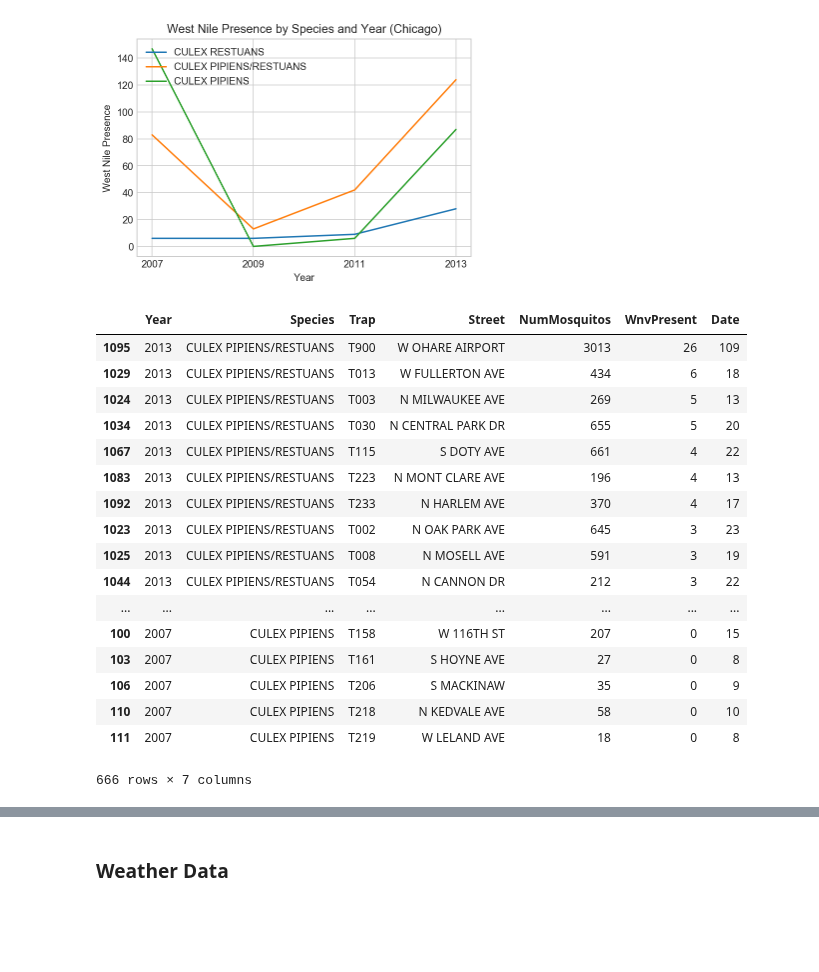
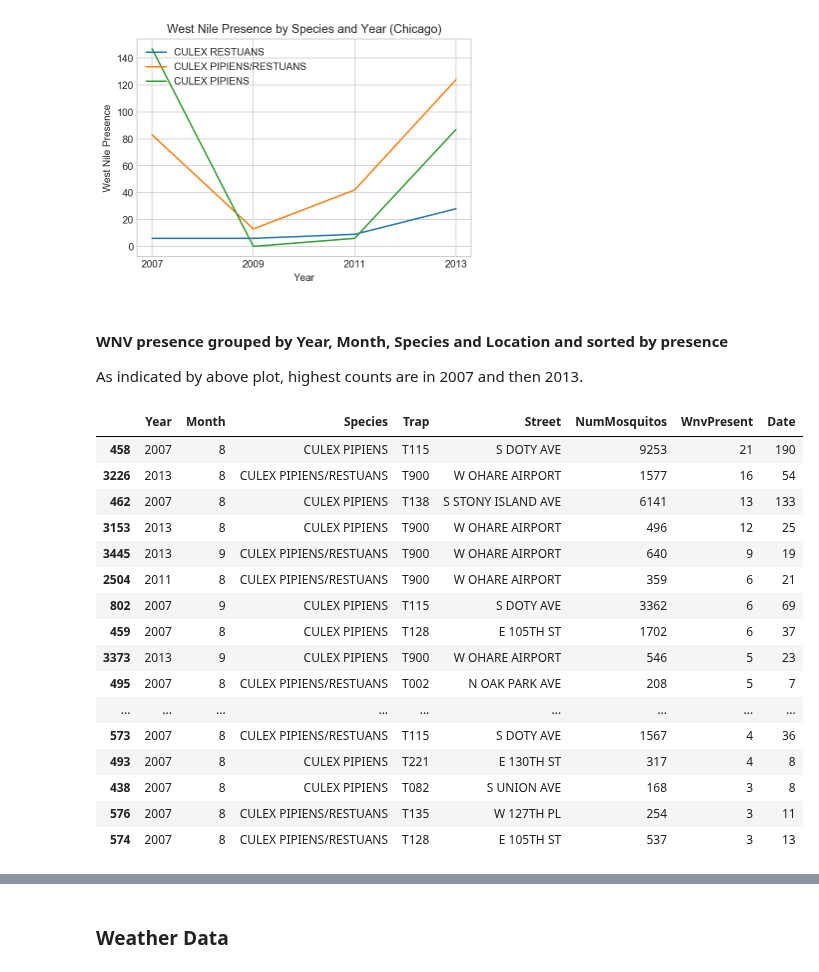
Before and after one commit to reef87/Predicting-West-Nile-Virus-Outbreaks-in-Chicago, a Jupyter notebook: code/project-4-wnv-nb1.ipynb, the cells around one changed output, grey strips where cells are left out. Drawn from its saved outputs; the diff is of its cells as text; code cells hidden in the pictures; blank space fills up the shorter version.

```diff
--- a/code/project-4-wnv-nb1.ipynb
+++ b/code/project-4-wnv-nb1.ipynb
@@ -164,25 +164,29 @@ plt.ylabel('West Nile Presence')
 plt.show();
 # %% [output]
 [figure]
+# %% [markdown]
+#### WNV presence grouped by Year, Month, Species and Location and sorted by presence
+As indicated by above plot, highest counts are in 2007 and then 2013.
 # %%
-df2 = pd.DataFrame(train.groupby(['Year','Species','Trap', 'Street']).agg({'NumMosquitos':'sum','WnvPresent': 'sum', 'Date': 'size'})).reset_index()
-df2[(df2['Species'] =='CULEX PIPIENS/RESTUANS') | (df2['Species'] =='CULEX PIPIENS') | (df2['Species'] =='RESTUANS')].sort_values(['Year', 'Species','WnvPresent'], ascending=False)
+df2 = pd.DataFrame(train.groupby(['Year','Month','Species','Trap', 'Street']).agg({'NumMosquitos':'sum','WnvPresent': 'sum', 'Date': 'size'})).reset_index()
+df2[(df2['Species'] =='CULEX PIPIENS/RESTUANS') |
+    (df2['Species'] =='CULEX PIPIENS') |
+    (df2['Species'] =='RESTUANS')].sort_values(['WnvPresent'], ascending=False).head(20)
 # %% [output]
-|  | Year | Species | Trap | Street | NumMosquitos | WnvPresent | Date |
-| 1095 | 2013 | CULEX PIPIENS/RESTUANS | T900 | W OHARE AIRPORT | 3013 | 26 | 109 |
-| 1029 | 2013 | CULEX PIPIENS/RESTUANS | T013 | W FULLERTON AVE | 434 | 6 | 18 |
-| 1024 | 2013 | CULEX PIPIENS/RESTUANS | T003 | N MILWAUKEE AVE | 269 | 5 | 13 |
-| 1034 | 2013 | CULEX PIPIENS/RESTUANS | T030 | N CENTRAL PARK DR | 655 | 5 | 20 |
-| 1067 | 2013 | CULEX PIPIENS/RESTUANS | T115 | S DOTY AVE | 661 | 4 | 22 |
-| 1083 | 2013 | CULEX PIPIENS/RESTUANS | T223 | N MONT CLARE AVE | 196 | 4 | 13 |
-| 1092 | 2013 | CULEX PIPIENS/RESTUANS | T233 | N HARLEM AVE | 370 | 4 | 17 |
-| 1023 | 2013 | CULEX PIPIENS/RESTUANS | T002 | N OAK PARK AVE | 645 | 3 | 23 |
-| 1025 | 2013 | CULEX PIPIENS/RESTUANS | T008 | N MOSELL AVE | 591 | 3 | 19 |
-| 1044 | 2013 | CULEX PIPIENS/RESTUANS | T054 | N CANNON DR | 212 | 3 | 22 |
-| ... | ... | ... | ... | ... | ... | ... | ... |
-| 100 | 2007 | CULEX PIPIENS | T158 | W 116TH ST | 207 | 0 | 15 |
-| 103 | 2007 | CULEX PIPIENS | T161 | S HOYNE AVE | 27 | 0 | 8 |
-| 106 | 2007 | CULEX PIPIENS | T206 | S MACKINAW | 35 | 0 | 9 |
-| 110 | 2007 | CULEX PIPIENS | T218 | N KEDVALE AVE | 58 | 0 | 10 |
-| 111 | 2007 | CULEX PIPIENS | T219 | W LELAND AVE | 18 | 0 | 8 |
+|  | Year | Month | Species | Trap | Street | NumMosquitos | WnvPresent | Date |
+| 458 | 2007 | 8 | CULEX PIPIENS | T115 | S DOTY AVE | 9253 | 21 | 190 |
+| 3226 | 2013 | 8 | CULEX PIPIENS/RESTUANS | T900 | W OHARE AIRPORT | 1577 | 16 | 54 |
+| 462 | 2007 | 8 | CULEX PIPIENS | T138 | S STONY ISLAND AVE | 6141 | 13 | 133 |
+| 3153 | 2013 | 8 | CULEX PIPIENS | T900 | W OHARE AIRPORT | 496 | 12 | 25 |
+| 3445 | 2013 | 9 | CULEX PIPIENS/RESTUANS | T900 | W OHARE AIRPORT | 640 | 9 | 19 |
+| 2504 | 2011 | 8 | CULEX PIPIENS/RESTUANS | T900 | W OHARE AIRPORT | 359 | 6 | 21 |
+| 802 | 2007 | 9 | CULEX PIPIENS | T115 | S DOTY AVE | 3362 | 6 | 69 |
+| 459 | 2007 | 8 | CULEX PIPIENS | T128 | E 105TH ST | 1702 | 6 | 37 |
+| 3373 | 2013 | 9 | CULEX PIPIENS | T900 | W OHARE AIRPORT | 546 | 5 | 23 |
+| 495 | 2007 | 8 | CULEX PIPIENS/RESTUANS | T002 | N OAK PARK AVE | 208 | 5 | 7 |
+| ... | ... | ... | ... | ... | ... | ... | ... | ... |
+| 573 | 2007 | 8 | CULEX PIPIENS/RESTUANS | T115 | S DOTY AVE | 1567 | 4 | 36 |
+| 493 | 2007 | 8 | CULEX PIPIENS | T221 | E 130TH ST | 317 | 4 | 8 |
+| 438 | 2007 | 8 | CULEX PIPIENS | T082 | S UNION AVE | 168 | 3 | 8 |
+| 576 | 2007 | 8 | CULEX PIPIENS/RESTUANS | T135 | W 127TH PL | 254 | 3 | 11 |
+| 574 | 2007 | 8 | CULEX PIPIENS/RESTUANS | T128 | E 105TH ST | 537 | 3 | 13 |
-666 rows × 7 columns
```
Also changed, not shown: parts of 11 cells of this notebook.
